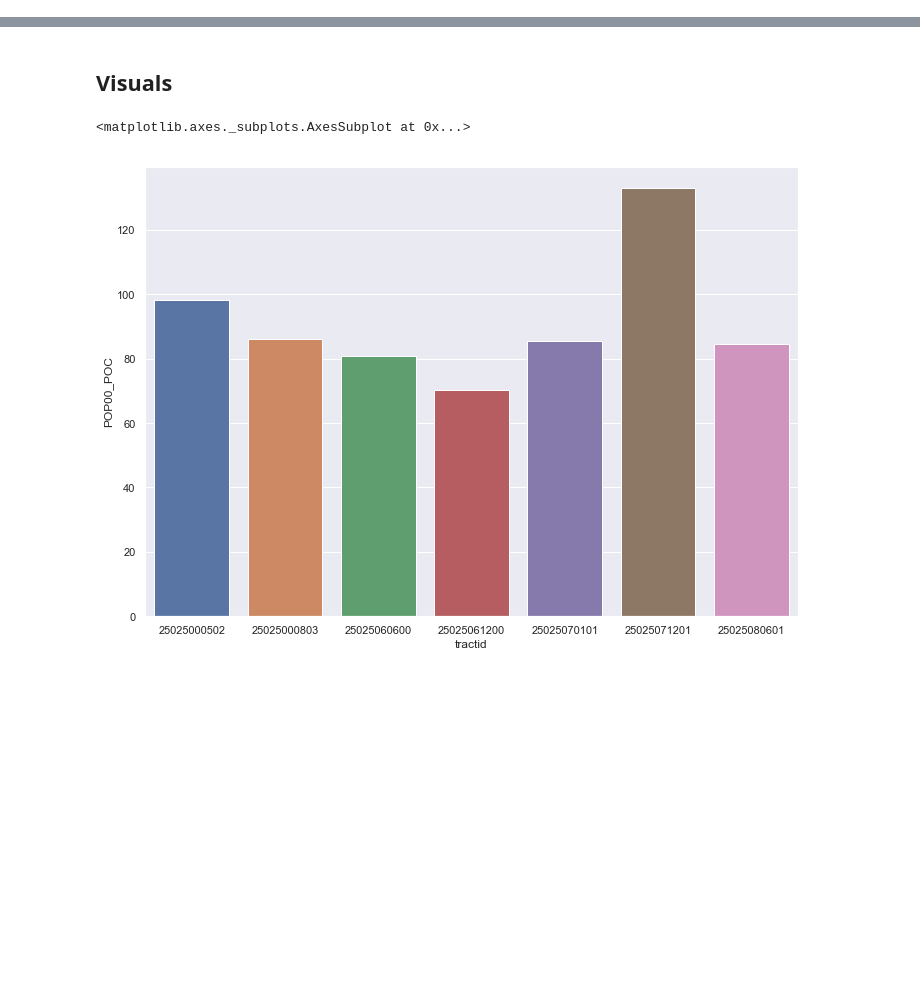
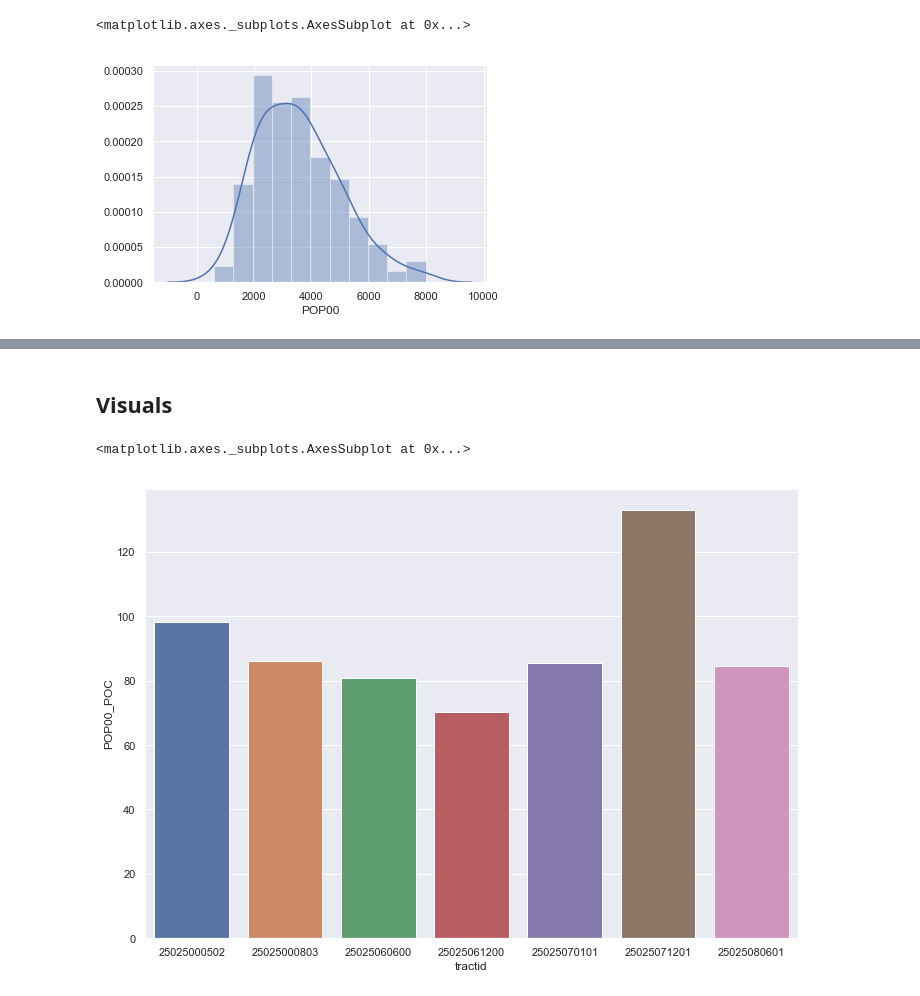
Before and after one commit to krbarounis/Predicting_Gentrification, a Jupyter notebook: EDA.ipynb, the cells around one changed output, grey strips where cells are left out. Drawn from its saved outputs; the diff is of its cells as text; code cells hidden in the pictures; blank space fills up the shorter version.

Commit message:
removed variables with small pop sizes and created additional visualizations for distribution of variables

```diff
--- a/EDA.ipynb
+++ b/EDA.ipynb
@@ -35,0 +47,7 @@ dtype: int64
+# %%
+# drop hawaiian pop data given it's often empty
+df.drop(columns=['HAW00_POC','HAW00','haw10'],axis=1,inplace=True)
+
+# drop Native American age data given it also is often empty/small proportion of population
+df.drop(columns=['A15NTV00_POC','A15NTV00','a15ntv10'],axis=1,inplace=True)
+df.drop(columns=['A60NTV00_POC','A60NTV00','a60ntv10'],axis=1,inplace=True)
@@ -35,0 +74,7 @@ dtype: int64
+# %%
+# let's replace 'NaN' and 'inf' with 0's
+
+# an inf value indicates the denominator was 0, meaning that the 2000 (or initial) value was 0
+# a nan value indicates the numerator was 0, meaning that the initial and final values were equal
+df.fillna(0,inplace=True)
+df.replace([np.inf, -np.inf], 0,inplace=True)
@@ -50,0 +107,5 @@ df.drop(columns=['HAW00_POC','HAW00','haw10'],axis=1,inplace=True)
+# %%
+sns.distplot(df['POP00'])
+# %% [output]
+<matplotlib.axes._subplots.AxesSubplot at 0x...>
+[figure, added]
```
Also changed, not shown: parts of 26 cells of this notebook.
